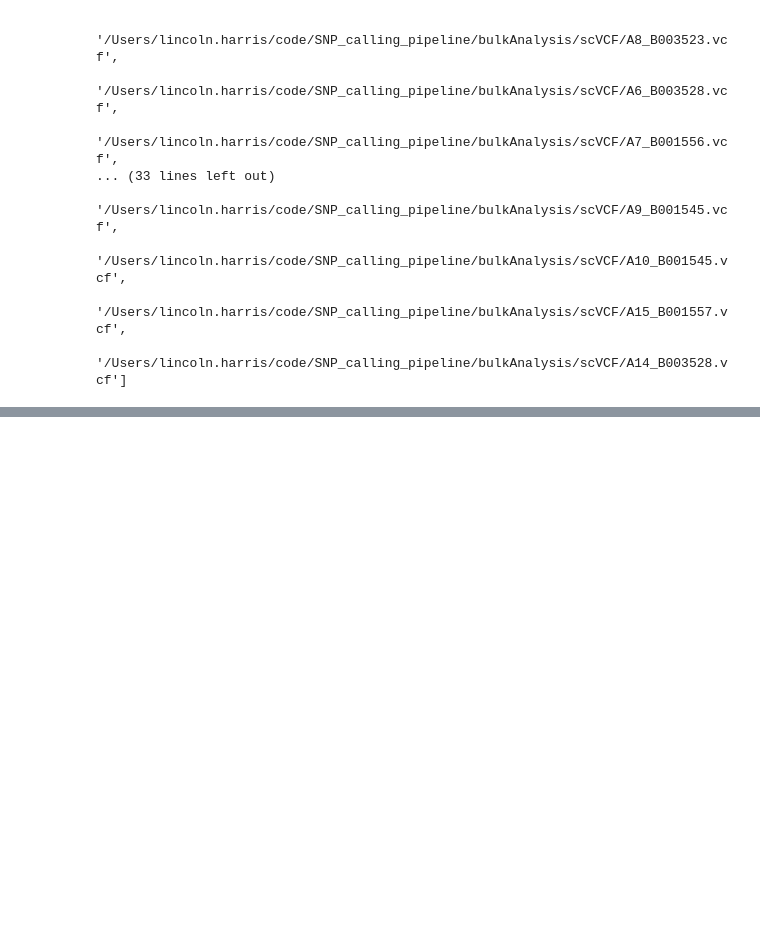
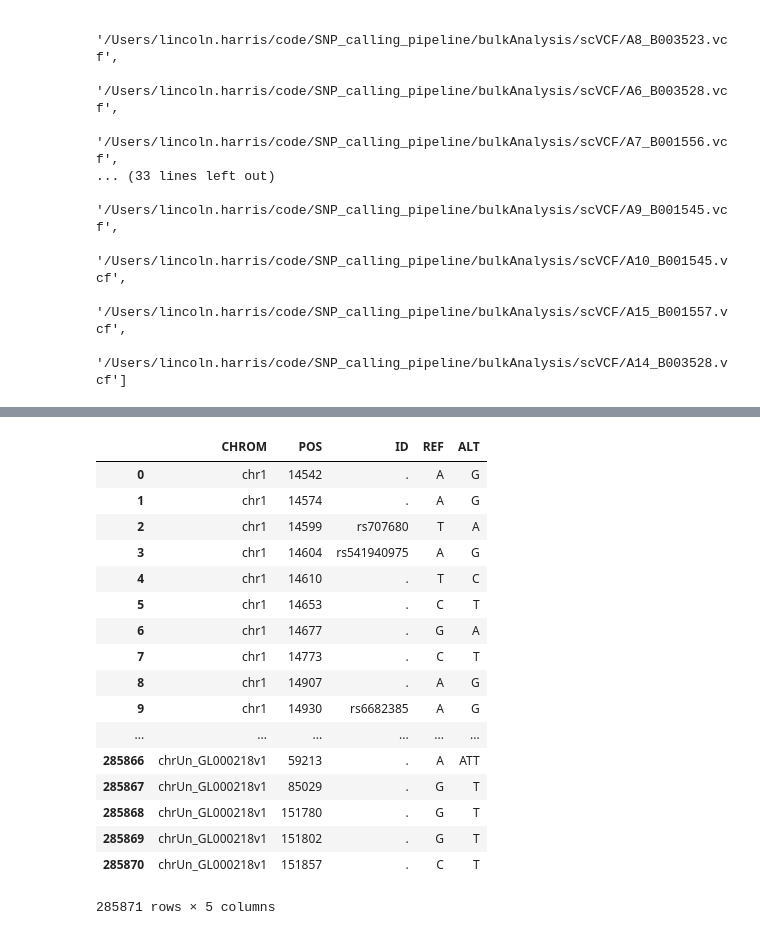
Before and after one commit to czbiohub/SNP_calling_pipeline, a Jupyter notebook: bulkAnalysis/scratch.ipynb, the cells around one changed output, grey strips where cells are left out. Drawn from its saved outputs; the diff is of its cells as text; code cells hidden in the pictures; blank space fills up the shorter version.

```diff
--- a/bulkAnalysis/scratch.ipynb
+++ b/bulkAnalysis/scratch.ipynb
@@ -306,0 +357,22 @@ for file in TH179_files:
+# %%
+TH179_df_trimmed = TH179_df[['CHROM', 'POS', 'ID', 'REF', 'ALT']]
+TH179_df_trimmed
+# %% [output]
+|  | CHROM | POS | ID | REF | ALT |
+| 0 | chr1 | 14542 | . | A | G |
+| 1 | chr1 | 14574 | . | A | G |
+| 2 | chr1 | 14599 | rs707680 | T | A |
+| 3 | chr1 | 14604 | rs541940975 | A | G |
+| 4 | chr1 | 14610 | . | T | C |
+| 5 | chr1 | 14653 | . | C | T |
+| 6 | chr1 | 14677 | . | G | A |
+| 7 | chr1 | 14773 | . | C | T |
+| 8 | chr1 | 14907 | . | A | G |
+| 9 | chr1 | 14930 | rs6682385 | A | G |
+| ... | ... | ... | ... | ... | ... |
+| 285866 | chrUn_GL000218v1 | 59213 | . | A | ATT |
+| 285867 | chrUn_GL000218v1 | 85029 | . | G | T |
+| 285868 | chrUn_GL000218v1 | 151780 | . | G | T |
+| 285869 | chrUn_GL000218v1 | 151802 | . | G | T |
+| 285870 | chrUn_GL000218v1 | 151857 | . | C | T |
+285871 rows × 5 columns
```
Also changed, not shown: parts of 9 cells of this notebook.
